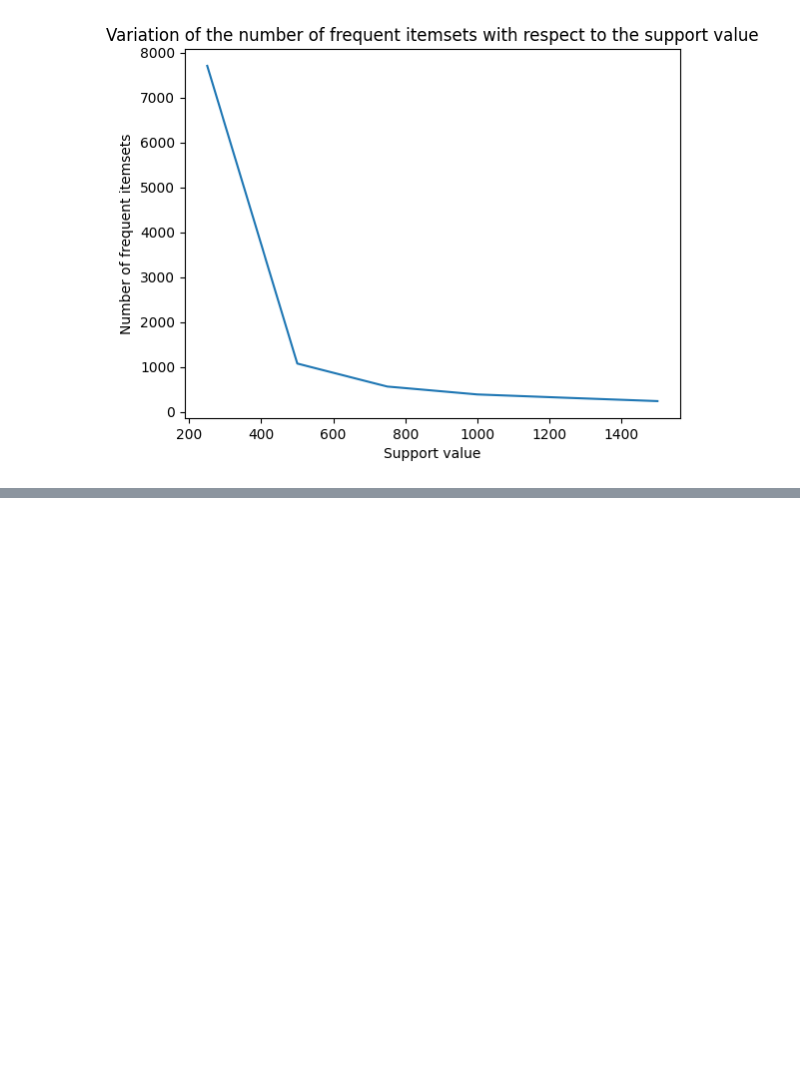
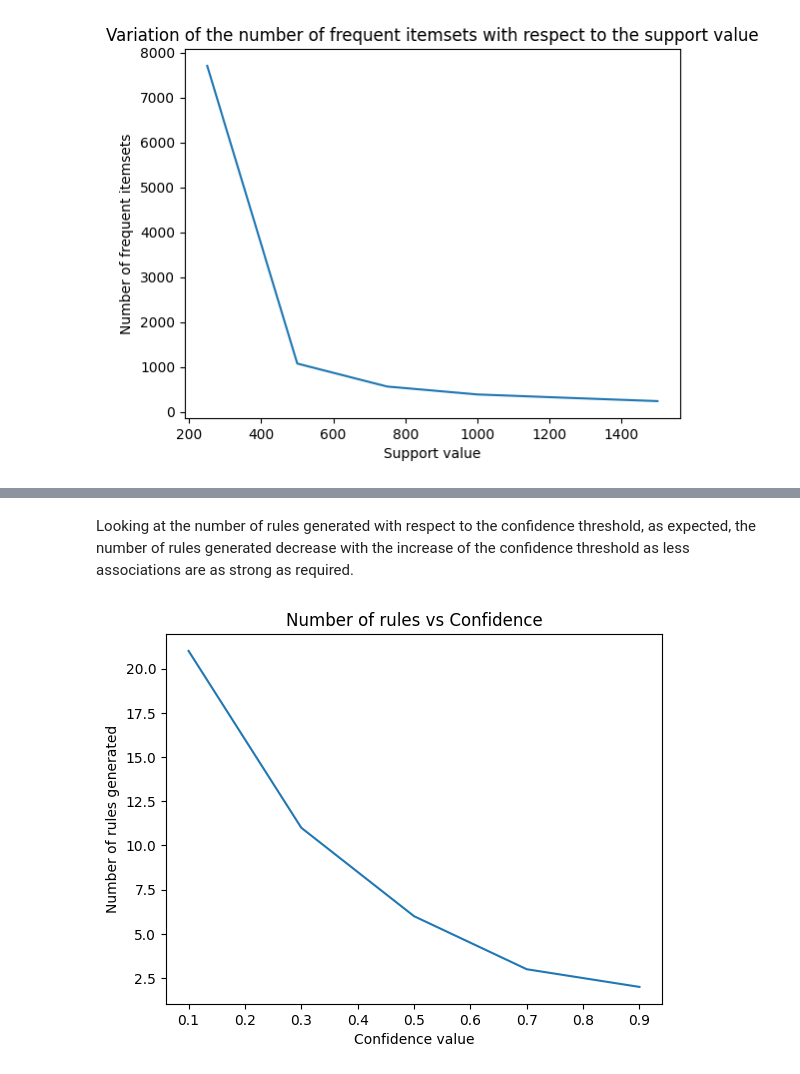
Before and after one commit to SaladSlayer00/Data-Mining-2023, a Jupyter notebook: Homework_2/ID2222_Homework_2_Insalata_Puccioni.ipynb, the cells around one changed output, grey strips where cells are left out. Cells and saved outputs as stored; diff of their text form; code cells hidden in the pictures; blank space fills up the shorter version.

```diff
--- a/Homework_2/ID2222_Homework_2_Insalata_Puccioni.ipynb
+++ b/Homework_2/ID2222_Homework_2_Insalata_Puccioni.ipynb
@@ -237,0 +333,10 @@ plt.show()
+# %% [markdown]
+Looking at the number of rules generated with respect to the confidence threshold, as expected, the number of rules generated decrease with the increase of the confidence threshold as less associations are as strong as required.
+# %%
+plt.plot(confidences, n_rules)
+plt.xlabel('Confidence value')
+plt.ylabel('Number of rules generated')
+plt.title('Number of rules vs Confidence')
+plt.show()
+# %% [output]
+[figure, added]
```
Also changed, not shown: parts of 26 cells of this notebook.
